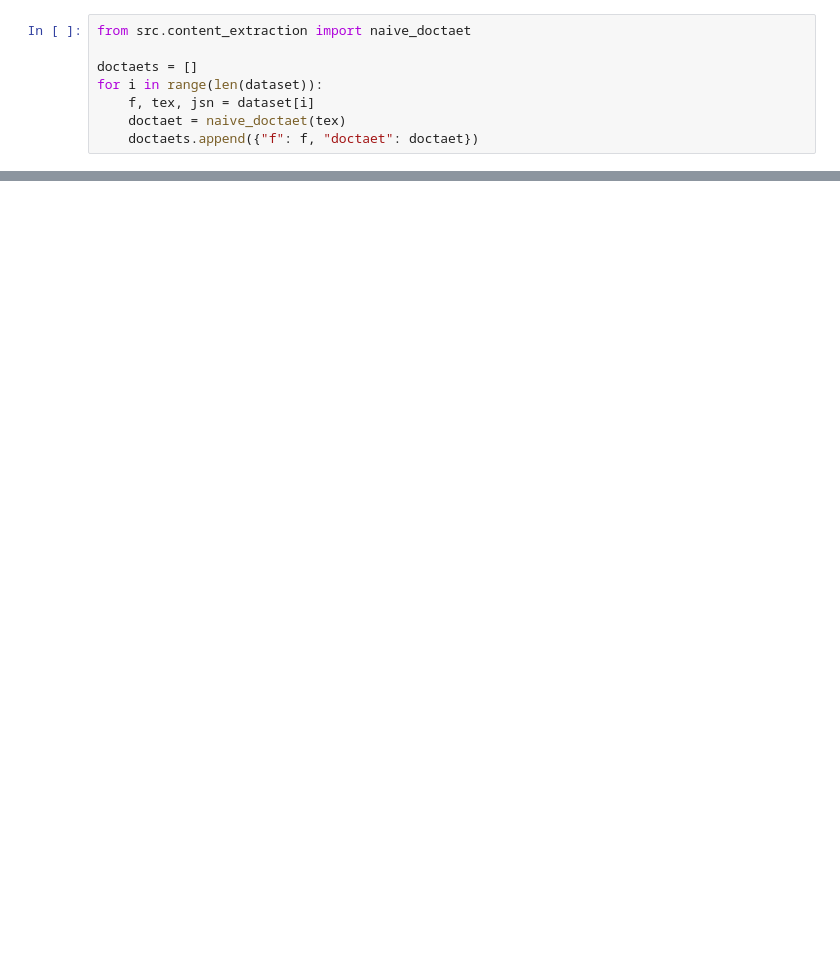
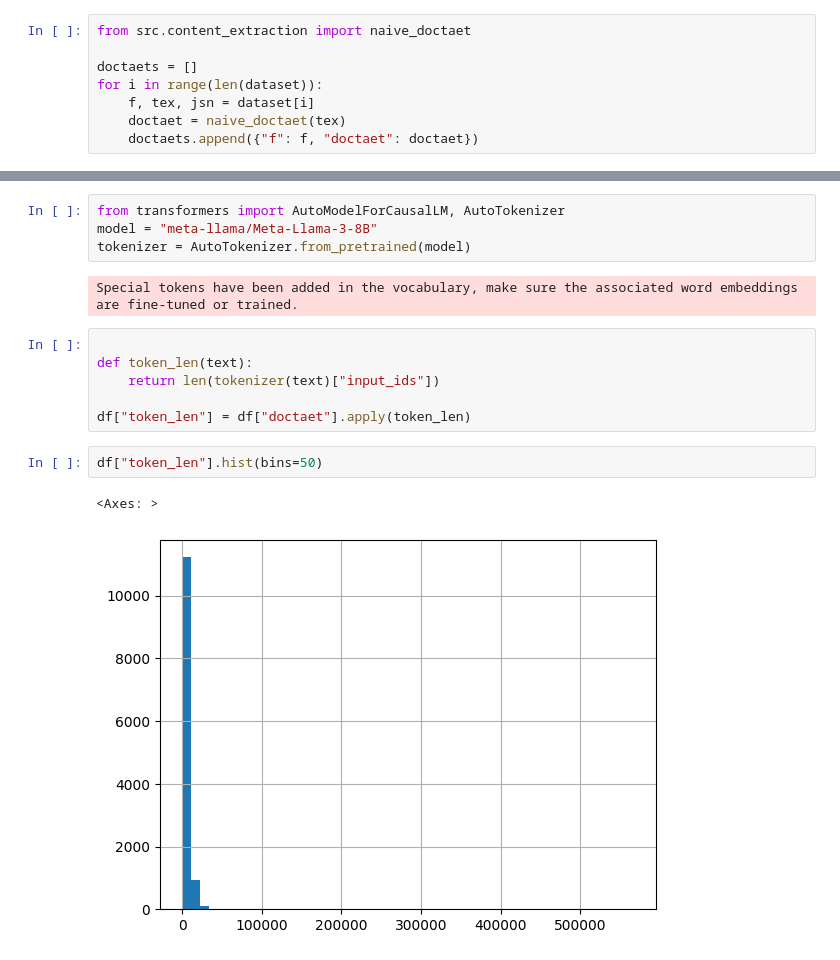
Before and after one commit to urbanlutz/nlp2024_ClefTask4SOTA, a Jupyter notebook: sections_analysis.ipynb, the cells around one changed output, grey strips where cells are left out. Drawn from its saved outputs; the diff is of its cells as text; blank space fills up the shorter version.

```diff
--- a/sections_analysis.ipynb
+++ b/sections_analysis.ipynb
@@ -26,0 +84,17 @@ KeyError: 'name'
+# %%
+from transformers import AutoModelForCausalLM, AutoTokenizer
+model = "meta-llama/Meta-Llama-3-8B"
+tokenizer = AutoTokenizer.from_pretrained(model)
+# %% [output]
+Special tokens have been added in the vocabulary, make sure the associated word embeddings are fine-tuned or trained.
+# %%
+
+def token_len(text):
+    return len(tokenizer(text)["input_ids"])
+
+df["token_len"] = df["doctaet"].apply(token_len)
+# %%
+df["token_len"].hist(bins=50)
+# %% [output]
+<Axes: >
+[figure, added]
```
Also changed, not shown: parts of 14 cells of this notebook, 2 other files.
